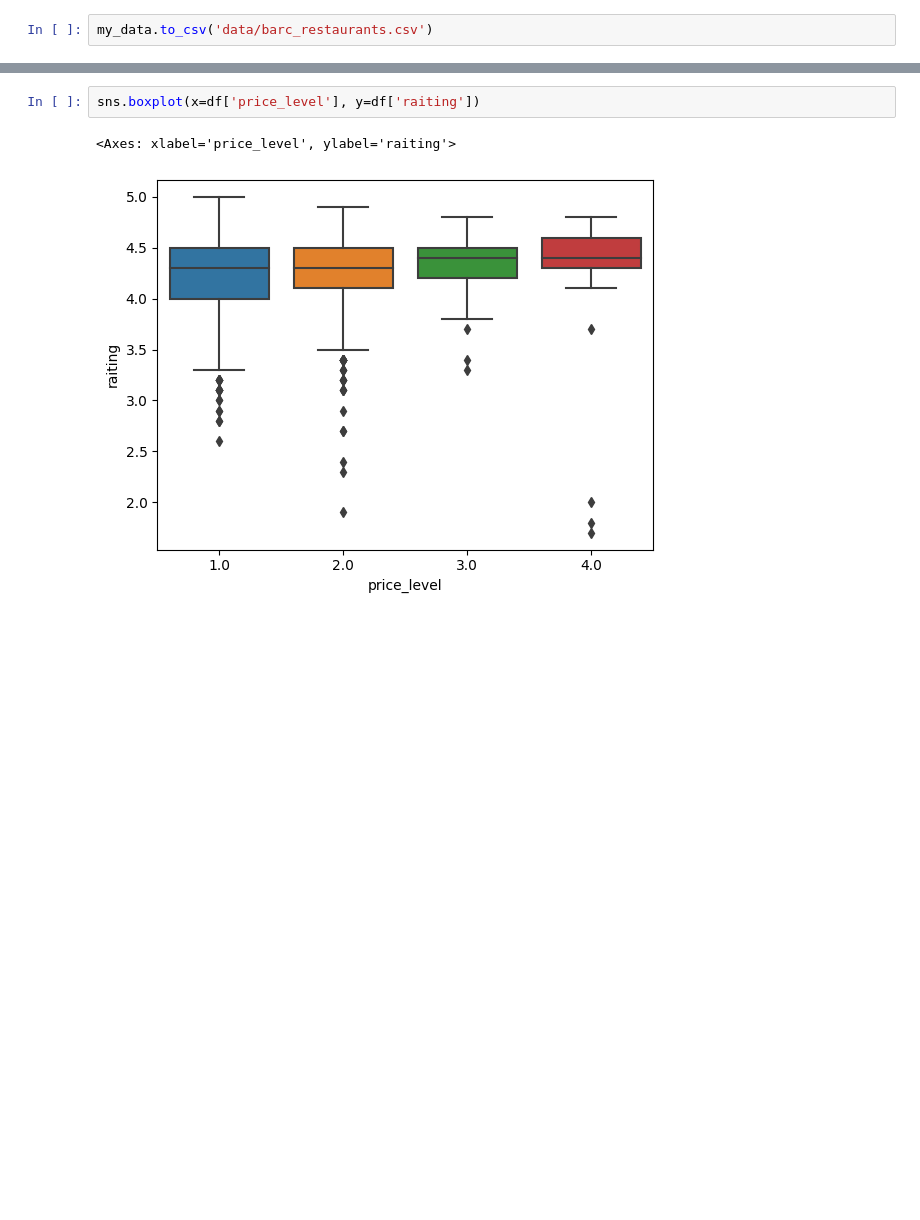
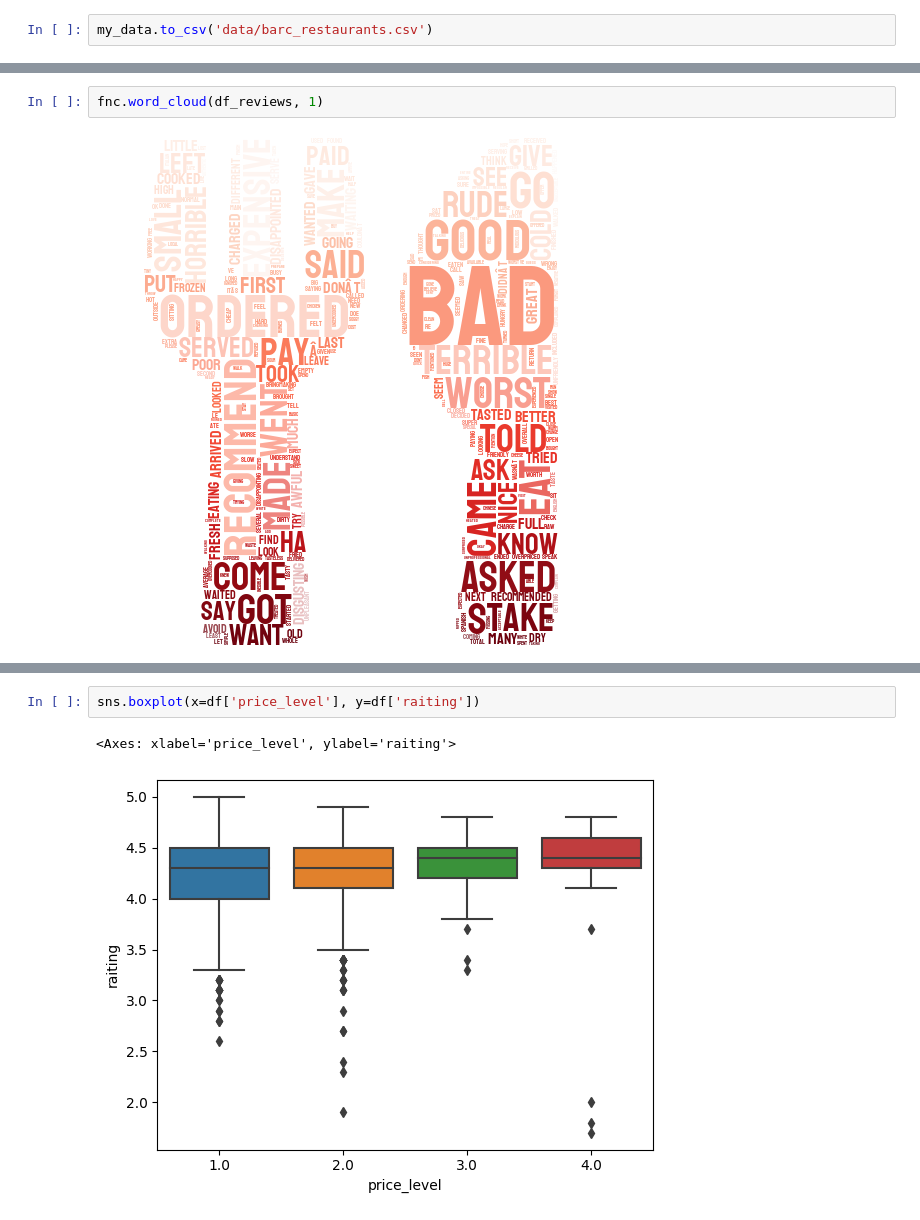
Before and after one commit to augustomues/Search-Restaurants, a Jupyter notebook: main.ipynb, the cells around one changed output, grey strips where cells are left out. Cells and saved outputs as stored; diff of their text form; blank space fills up the shorter version.

```diff
--- a/main.ipynb
+++ b/main.ipynb
@@ -497,3 +244,7 @@ Image(filename='words_1_stars.png')
+# %%
+fnc.word_cloud(df_reviews, 1)
+# %% [output]
+[figure, added]
 # %%
 sns.scatterplot(x=df['raiting'], y=df['total_reviews'])
 # %% [output]
```
Also changed, not shown: parts of 80 cells of this notebook, 19 other files.
